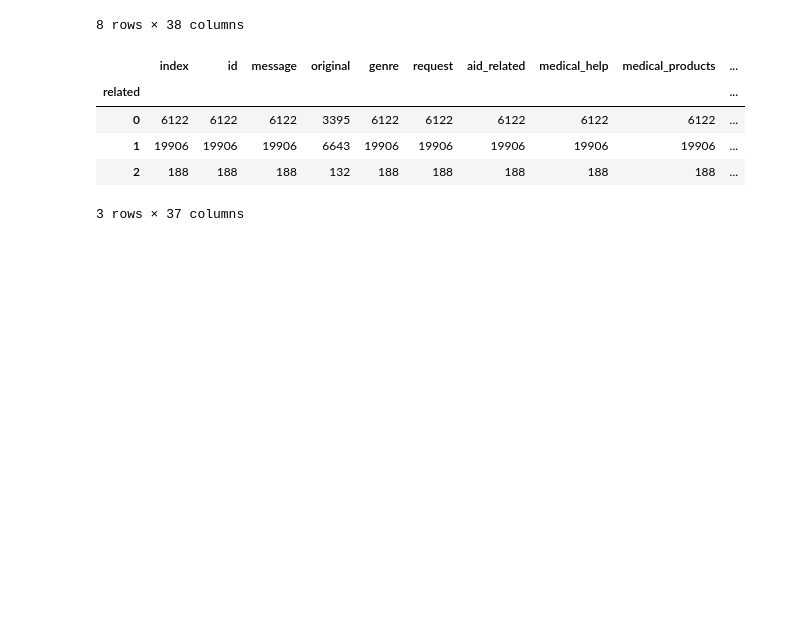
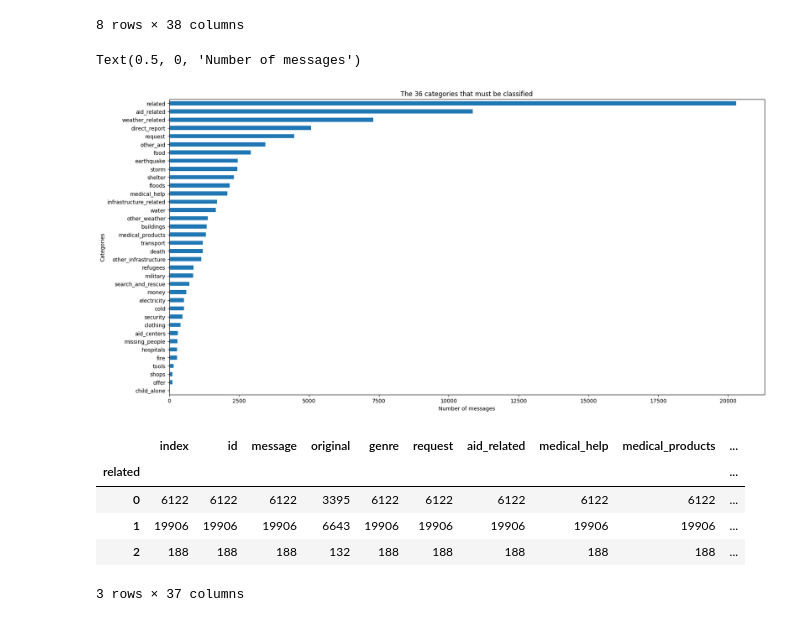
Before and after one commit to LourensWalters/data-science, a Jupyter notebook: notebooks/data-engineering/ML Pipeline Preparation.ipynb, the cells around one changed output. Drawn from its saved outputs; the diff is of its cells as text; code cells hidden in the pictures; blank space fills up the shorter version.

```diff
--- a/notebooks/data-engineering/ML Pipeline Preparation.ipynb
+++ b/notebooks/data-engineering/ML Pipeline Preparation.ipynb
@@ -39,6 +46,6 @@ from sklearn.metrics import classification_report
 # %%
 # load data from database
-engine = create_engine('sqlite:///disaster.db')
+engine = create_engine('sqlite:///data/disaster.db')
 # %%
 sql = "select * from model_data4"
 df = pd.read_sql(sql, con=engine)
@@ -72,6 +79,16 @@ df.describe()
 | 75% | 19661.250000 | 22924.25000 | 1.000000 | 0.000000 | 0.000000 | 1.000000 | 0.000000 | 0.000000 | ... |
 | max | 26215.000000 | 30265.00000 | 2.000000 | 1.000000 | 1.000000 | 1.000000 | 1.000000 | 1.000000 | ... |
 8 rows × 38 columns
+# %%
+cats=df.columns[5:]
+plt.figure(figsize=(20,10))
+df[cats].sum().sort_values().plot.barh()
+plt.title('The 36 categories that must be classified')
+plt.ylabel('Categories')
+plt.xlabel('Number of messages')
+# %% [output]
+Text(0.5, 0, 'Number of messages')
+[figure, added]
 # %%
 # We remove 'child_alone' column as it has no values.
 df = df.drop(['child_alone', 'offer', 'tools'], axis = 1)
```
Also changed, not shown: parts of 27 cells of this notebook, 9 other files.
